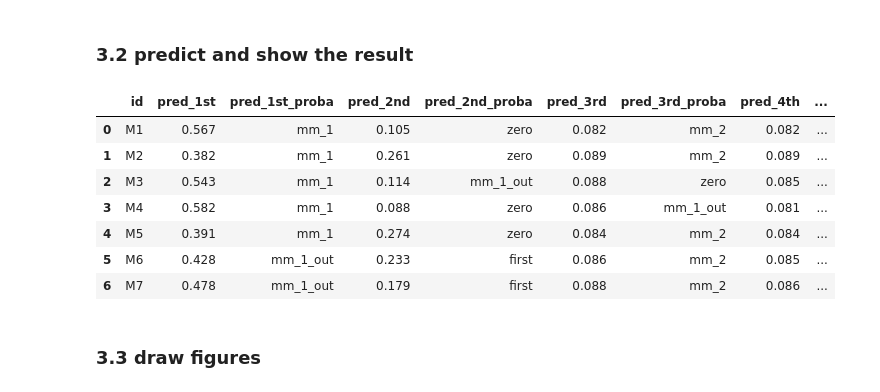
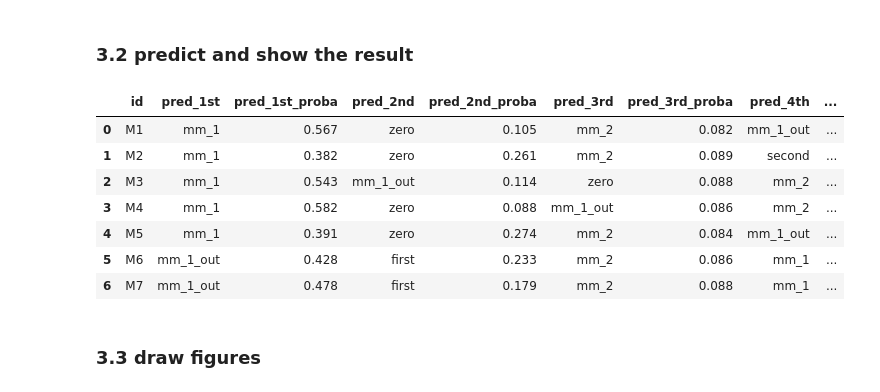
Before and after one commit to tom832/Classification_of_Substrate_Orders_in_Reaction_Kinetics, a Jupyter notebook: ag_experiments.ipynb, the cells around one changed output. Saved outputs shown, nothing was run; the diff lists cells and outputs as text; code cells hidden in the pictures.

```diff
--- a/ag_experiments.ipynb
+++ b/ag_experiments.ipynb
@@ -659,30 +659,30 @@ exp_proba_6_class = predictor_6_class.predict_proba(df_exp_merged_data)
 # %%
 df_exp_pred_results_6_class = pd.DataFrame({
     'id': df_exp_merged_data['id'],
-    'pred_1st': get_top_x_probs(exp_proba_6_class, x=1)['list_probs_1'],
-    'pred_1st_proba': get_top_x_probs(exp_proba_6_class, x=1)['list_indices_1'],
-    'pred_2nd': get_top_x_probs(exp_proba_6_class, x=2)['list_probs_2'],
-    'pred_2nd_proba': get_top_x_probs(exp_proba_6_class, x=2)['list_indices_2'],
-    'pred_3rd': get_top_x_probs(exp_proba_6_class, x=3)['list_probs_3'],
-    'pred_3rd_proba': get_top_x_probs(exp_proba_6_class, x=3)['list_indices_3'],
-    'pred_4th': get_top_x_probs(exp_proba_6_class, x=4)['list_probs_4'],
-    'pred_4th_proba': get_top_x_probs(exp_proba_6_class, x=4)['list_indices_4'],
-    'pred_5th': get_top_x_probs(exp_proba_6_class, x=5)['list_probs_5'],
-    'pred_5th_proba': get_top_x_probs(exp_proba_6_class, x=5)['list_indices_5'],
-    'pred_6th': get_top_x_probs(exp_proba_6_class, x=6)['list_probs_6'],
-    'pred_6th_proba': get_top_x_probs(exp_proba_6_class, x=6)['list_indices_6'],
+    'pred_1st': get_top_x_probs(exp_proba_6_class, x=1)['list_indices_1'],
+    'pred_1st_proba': get_top_x_probs(exp_proba_6_class, x=1)['list_probs_1'],
+    'pred_2nd': get_top_x_probs(exp_proba_6_class, x=2)['list_indices_2'],
+    'pred_2nd_proba': get_top_x_probs(exp_proba_6_class, x=2)['list_probs_2'],
+    'pred_3rd': get_top_x_probs(exp_proba_6_class, x=3)['list_indices_3'],
+    'pred_3rd_proba': get_top_x_probs(exp_proba_6_class, x=3)['list_probs_3'],
+    'pred_4th': get_top_x_probs(exp_proba_6_class, x=4)['list_indices_4'],
+    'pred_4th_proba': get_top_x_probs(exp_proba_6_class, x=4)['list_probs_4'],
+    'pred_5th': get_top_x_probs(exp_proba_6_class, x=5)['list_indices_5'],
+    'pred_5th_proba': get_top_x_probs(exp_proba_6_class, x=5)['list_probs_5'],
+    'pred_6th': get_top_x_probs(exp_proba_6_class, x=6)['list_indices_6'],
+    'pred_6th_proba': get_top_x_probs(exp_proba_6_class, x=6)['list_probs_6'],
 })
 df_exp_pred_results_6_class = df_exp_pred_results_6_class.round(3)
 df_exp_pred_results_6_class
 # %% [output]
 |  | id | pred_1st | pred_1st_proba | pred_2nd | pred_2nd_proba | pred_3rd | pred_3rd_proba | pred_4th | ... |
-| 0 | M1 | 0.567 | mm_1 | 0.105 | zero | 0.082 | mm_2 | 0.082 | ... |
-| 1 | M2 | 0.382 | mm_1 | 0.261 | zero | 0.089 | mm_2 | 0.089 | ... |
-| 2 | M3 | 0.543 | mm_1 | 0.114 | mm_1_out | 0.088 | zero | 0.085 | ... |
-| 3 | M4 | 0.582 | mm_1 | 0.088 | zero | 0.086 | mm_1_out | 0.081 | ... |
-| 4 | M5 | 0.391 | mm_1 | 0.274 | zero | 0.084 | mm_2 | 0.084 | ... |
-| 5 | M6 | 0.428 | mm_1_out | 0.233 | first | 0.086 | mm_2 | 0.085 | ... |
-| 6 | M7 | 0.478 | mm_1_out | 0.179 | first | 0.088 | mm_2 | 0.086 | ... |
+| 0 | M1 | mm_1 | 0.567 | zero | 0.105 | mm_2 | 0.082 | mm_1_out | ... |
+| 1 | M2 | mm_1 | 0.382 | zero | 0.261 | mm_2 | 0.089 | second | ... |
+| 2 | M3 | mm_1 | 0.543 | mm_1_out | 0.114 | zero | 0.088 | mm_2 | ... |
+| 3 | M4 | mm_1 | 0.582 | zero | 0.088 | mm_1_out | 0.086 | mm_2 | ... |
+| 4 | M5 | mm_1 | 0.391 | zero | 0.274 | mm_2 | 0.084 | mm_1_out | ... |
+| 5 | M6 | mm_1_out | 0.428 | first | 0.233 | mm_2 | 0.086 | mm_1 | ... |
+| 6 | M7 | mm_1_out | 0.478 | first | 0.179 | mm_2 | 0.088 | mm_1 | ... |
 # %% [markdown]
 ### 3.3 draw figures
 # %%
```
Also changed, not shown: parts of 1 cell of this notebook.
